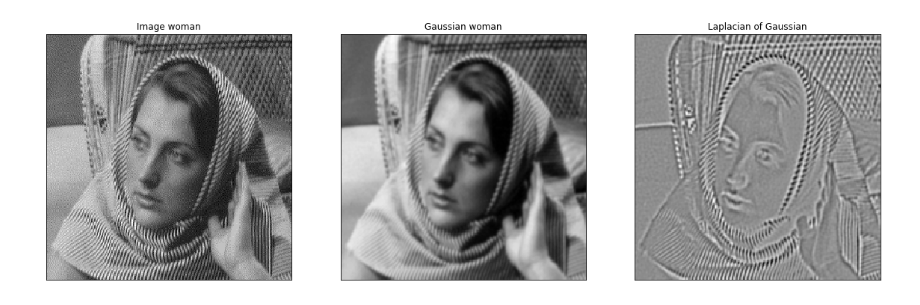
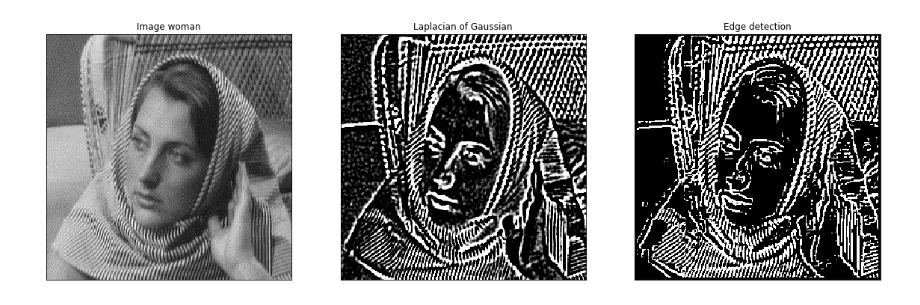
Before and after one commit to FilipBernevec/ecse-415, a Jupyter notebook: assignment1/LoG_edge.ipynb, the cells around one changed output. Saved outputs shown, nothing was run; the diff lists cells and outputs as text; code cells hidden in the pictures.

```diff
--- a/assignment1/LoG_edge.ipynb
+++ b/assignment1/LoG_edge.ipynb
@@ -1,27 +1,47 @@
 # %%
 #1)Apply a 5x5 Laplacian of Gaussian edge detector to the image 'woman'.
 
 import numpy as np
 import cv2
 import matplotlib.pyplot as plt
 
 #reading image
-img_woman = cv2.imread('C:/Users/Filip/Google Drive/McGillSchool/Semester 7/ECSE 415/Assignments/Assignment1/woman.png')
+img_woman = cv2.imread('woman.png')
 
 #applying gaussian filter on image
 gf_img_woman = cv2.GaussianBlur(img_woman,(5,5),0)
 
 #converting image to grayscale
 gf_img_woman = cv2.cvtColor(gf_img_woman,cv2.COLOR_BGR2GRAY)
 
 #applying Laplacian
-I_lap = cv2.Laplacian(gf_img_woman, cv2.CV_32F, ksize=5)
+I_lap = cv2.Laplacian(gf_img_woman, cv2.CV_8U, ksize=5)
+
+N,M = I_lap.shape
+thresh = 0.75*np.max(I_lap)
+thresh_img = np.zeros(shape = (N,M), dtype = np.uint8)
+
+for i in range(2, N-2):
+    for j in range(2, M-2):
+        patch = I_lap[i-2:i+3,j-2:j+3]
+        pixel = I_lap[i,j]
+        max_pixel = patch.max()
+        min_pixel = patch.min()
+
+        if(pixel >0):
+            zeroCross = True if min_pixel < 0 else False
+
+        else:
+            zeroCross = True if max_pixel > 0 else False
+
+        if(max_pixel - min_pixel) > thresh and zeroCross:
+            thresh_img[i,j] = 255
 
 #displaying images
 plt.figure(figsize=(20, 20))
 plt.subplot(131), plt.imshow(img_woman, cmap="gray"), plt.title("Image woman"), plt.xticks([]), plt.yticks([])
-plt.subplot(132), plt.imshow(gf_img_woman, cmap="gray"), plt.title("Gaussian woman"), plt.xticks([]), plt.yticks([])
-plt.subplot(133), plt.imshow(I_lap, cmap="gray"), plt.title("Laplacian of Gaussian"), plt.xticks([]), plt.yticks([])
+plt.subplot(132), plt.imshow(I_lap, cmap="gray"), plt.title("Laplacian of Gaussian"), plt.xticks([]), plt.yticks([])
+plt.subplot(133), plt.imshow(thresh_img, cmap="gray"), plt.title("Edge detection"), plt.xticks([]), plt.yticks([])
 plt.show()
 # %% [output]
-[figure, old version]
+[figure, new version]
```
Also changed, not shown: 9 other files.
